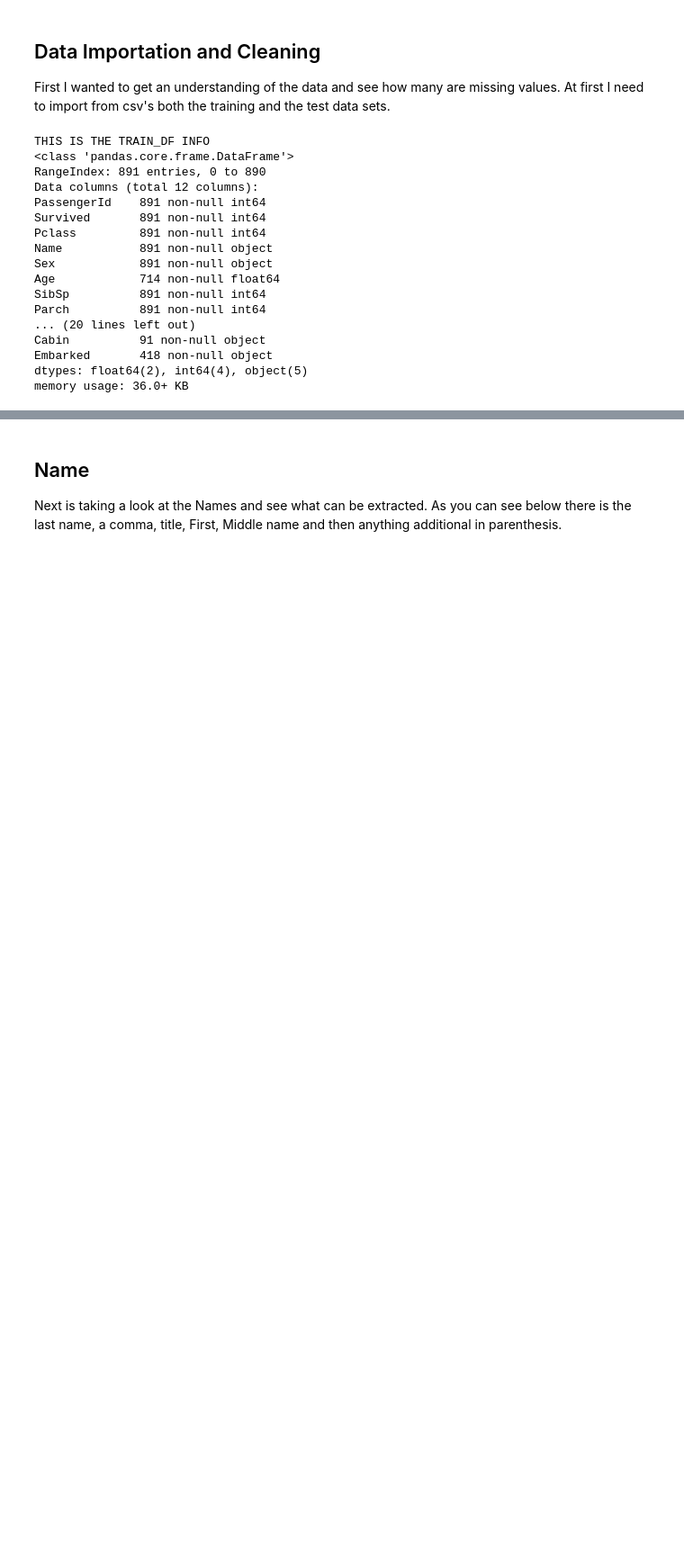
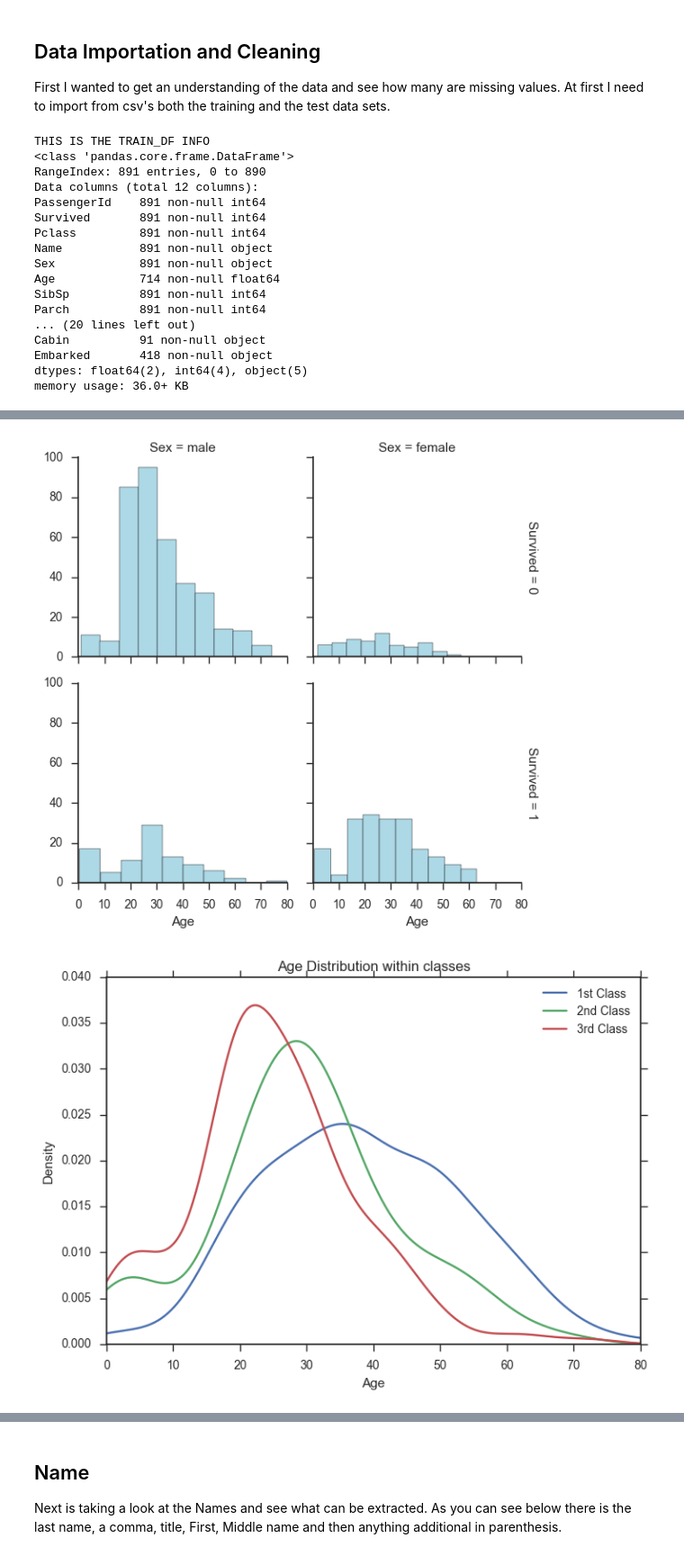
Before and after one commit to kefortney/Kaggle---Titanic-Maritime-Machine-Learning, a Jupyter notebook: notebook.ipynb, the cells around one changed output, grey strips where cells are left out. Shown: that part at 90% size. Drawn from its saved outputs; the diff is of its cells as text; code cells hidden in the pictures; blank space fills up the shorter version.

```diff
--- a/notebook.ipynb
+++ b/notebook.ipynb
@@ -90,0 +107,18 @@ memory usage: 36.0+ KB
+# %%
+# histogram of Sex and Age split by survival
+g = sns.FacetGrid(train_df, col="Sex", row="Survived", margin_titles=True)
+g.map(plt.hist,"Age",color="lightblue")
+plt.show()
+train_df.Age[train_df.Pclass == 1].plot(kind='kde')
+train_df.Age[train_df.Pclass == 2].plot(kind='kde')
+train_df.Age[train_df.Pclass == 3].plot(kind='kde')
+plt.xlabel("Age")
+plt.title("Age Distribution within classes")
+plt.xlim(0,80)
+plt.legend(('1st Class', '2nd Class','3rd Class'),loc='best')
+plt.show()
+sns.stripplot(x="Sex", y="Age", hue="Survived", data=train_df, jitter=True)
+plt.show()
+# %% [output]
+[figure, added]
+[figure, added]
```
Also changed, not shown: parts of 59 cells of this notebook.
